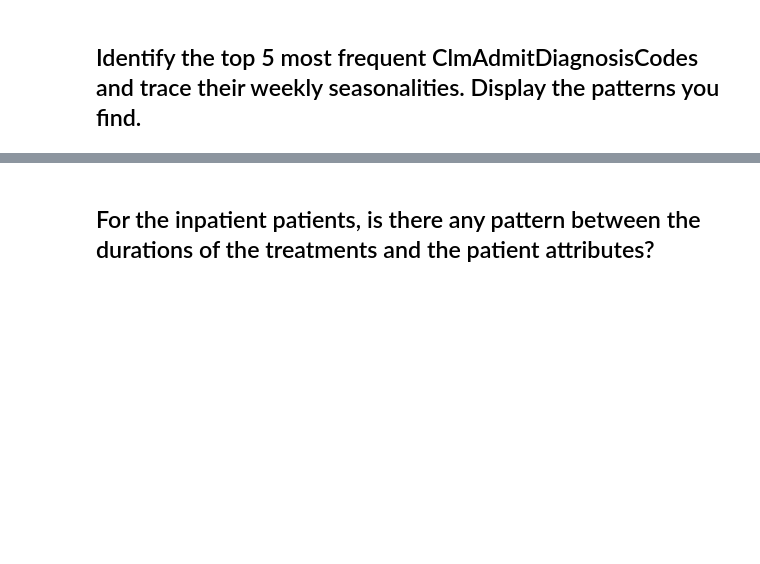
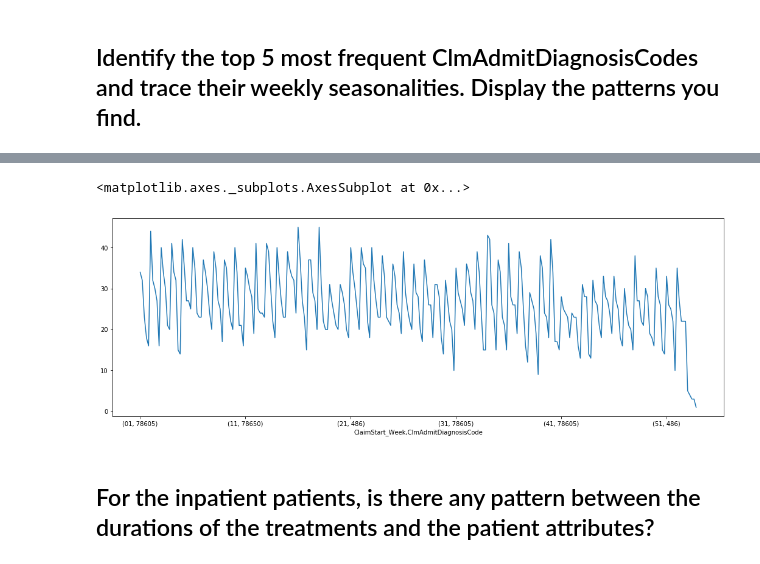
Before and after one commit to SubornaN/Health_Care_Fraud_Detection, a Jupyter notebook: Fraud_Detection_EDA.ipynb, the cells around one changed output, grey strips where cells are left out. Drawn from its saved outputs; the diff is of its cells as text; code cells hidden in the pictures; blank space fills up the shorter version.

```diff
--- a/Fraud_Detection_EDA.ipynb
+++ b/Fraud_Detection_EDA.ipynb
@@ -803,3 +817,10 @@ pd.DataFrame(Merged_Inpatient.groupby(['ClaimStart_Week', 'ClaimStart_Day'])['Cl
+# %%
+top_5_diagnosis_code[['ClaimStart_Week', 'ClmAdmitDiagnosisCode']]
+top_5_diagnosis_code.groupby('ClaimStart_Week')['ClmAdmitDiagnosisCode'].value_counts().plot.line()
+#sns.scatterplot(x = 'ClaimStart_Week', y = 'ClmAdmitDiagnosisCode', hue = 'ClmAdmitDiagnosisCode', data = 'top_5_diagnosis_code')
+# %% [output]
+<matplotlib.axes._subplots.AxesSubplot at 0x...>
+[figure, added]
 # %% [markdown]
 ## For the inpatient patients, is there any pattern between the durations of the treatments and the patient attributes?
 # %%
```
Also changed, not shown: parts of 14 cells of this notebook.
